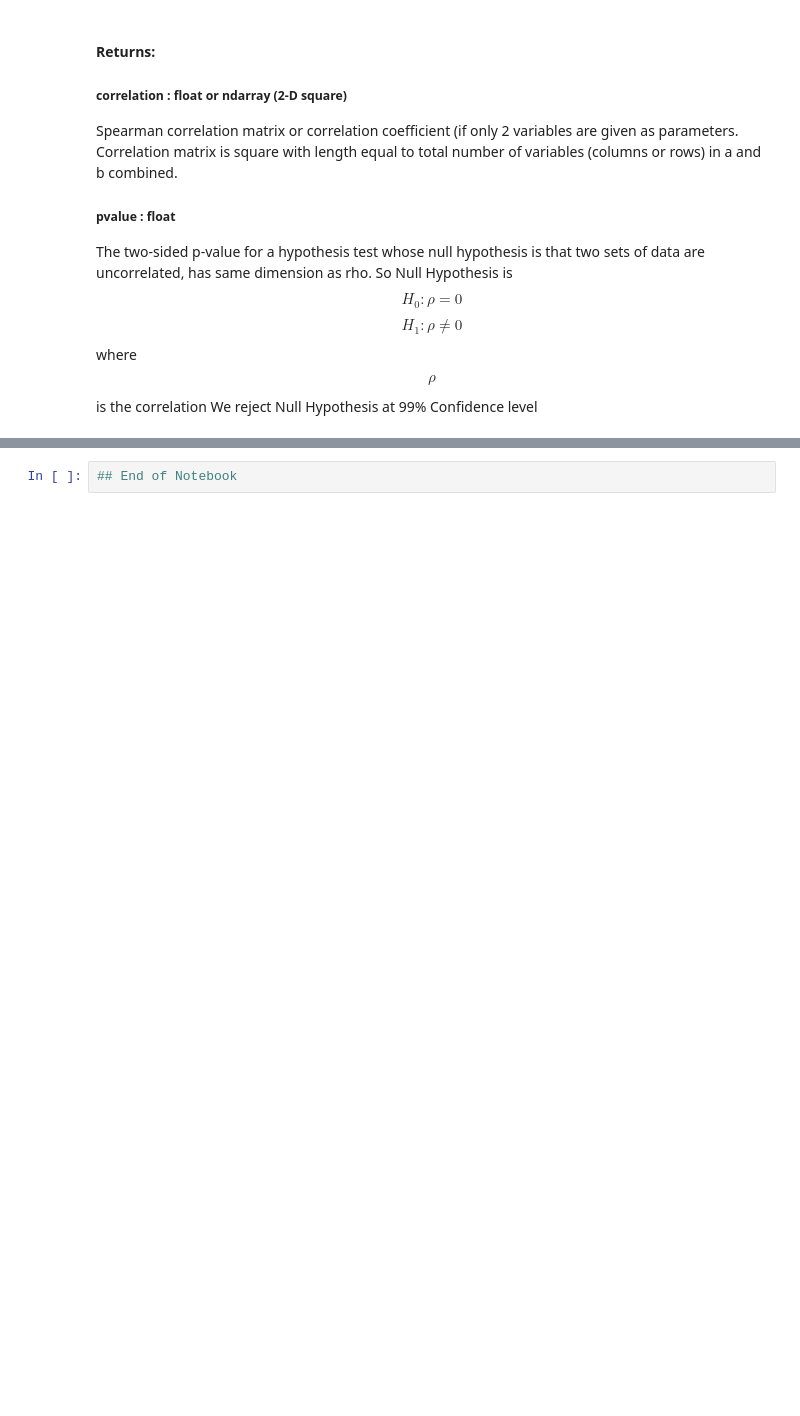
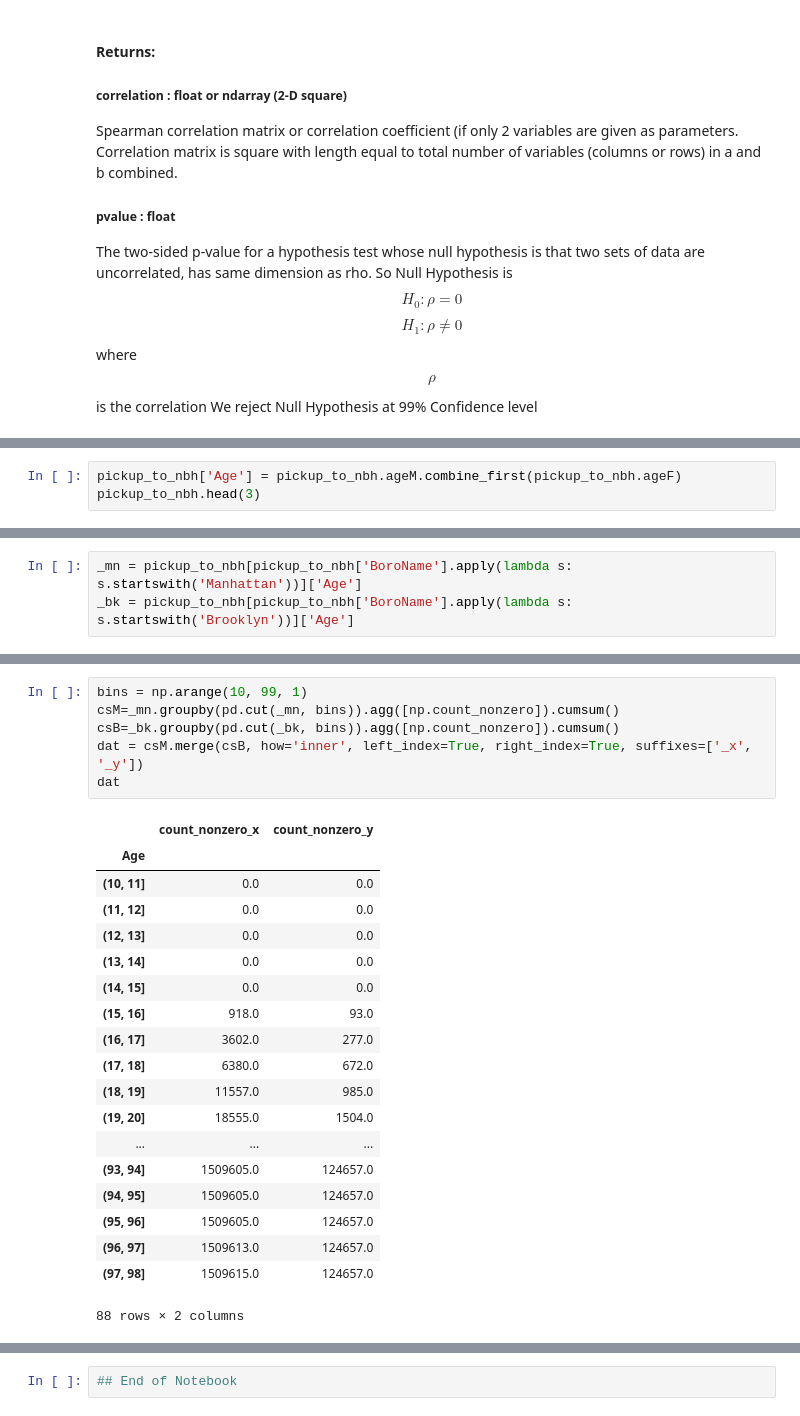
Before and after one commit to sunghoonyang/PUI2018_shy256, a Jupyter notebook: HW6_shy256/Assignment4_shy256.ipynb, the cells around one changed output, grey strips where cells are left out. Cells and saved outputs as stored; diff of their text form; blank space fills up the shorter version.

```diff
--- a/HW6_shy256/Assignment4_shy256.ipynb
+++ b/HW6_shy256/Assignment4_shy256.ipynb
@@ -449,0 +580,3 @@ We reject Null Hypothesis at 99% Confidence level
+# %%
+pickup_to_nbh['Age'] = pickup_to_nbh.ageM.combine_first(pickup_to_nbh.ageF)
+pickup_to_nbh.head(3)
@@ -449,0 +589,3 @@ We reject Null Hypothesis at 99% Confidence level
+# %%
+_mn = pickup_to_nbh[pickup_to_nbh['BoroName'].apply(lambda s: s.startswith('Manhattan'))]['Age']
+_bk = pickup_to_nbh[pickup_to_nbh['BoroName'].apply(lambda s: s.startswith('Brooklyn'))]['Age']
@@ -449,0 +612,26 @@ We reject Null Hypothesis at 99% Confidence level
+# %%
+bins = np.arange(10, 99, 1)
+csM=_mn.groupby(pd.cut(_mn, bins)).agg([np.count_nonzero]).cumsum()
+csB=_bk.groupby(pd.cut(_bk, bins)).agg([np.count_nonzero]).cumsum()
+dat = csM.merge(csB, how='inner', left_index=True, right_index=True, suffixes=['_x', '_y'])
+dat
+# %% [output]
+|  | count_nonzero_x | count_nonzero_y |
+| Age |  |  |
+| (10, 11] | 0.0 | 0.0 |
+| (11, 12] | 0.0 | 0.0 |
+| (12, 13] | 0.0 | 0.0 |
+| (13, 14] | 0.0 | 0.0 |
+| (14, 15] | 0.0 | 0.0 |
+| (15, 16] | 918.0 | 93.0 |
+| (16, 17] | 3602.0 | 277.0 |
+| (17, 18] | 6380.0 | 672.0 |
+| (18, 19] | 11557.0 | 985.0 |
+| (19, 20] | 18555.0 | 1504.0 |
+| ... | ... | ... |
+| (93, 94] | 1509605.0 | 124657.0 |
+| (94, 95] | 1509605.0 | 124657.0 |
+| (95, 96] | 1509605.0 | 124657.0 |
+| (96, 97] | 1509613.0 | 124657.0 |
+| (97, 98] | 1509615.0 | 124657.0 |
+88 rows × 2 columns
```
Also changed, not shown: parts of 27 cells of this notebook.
